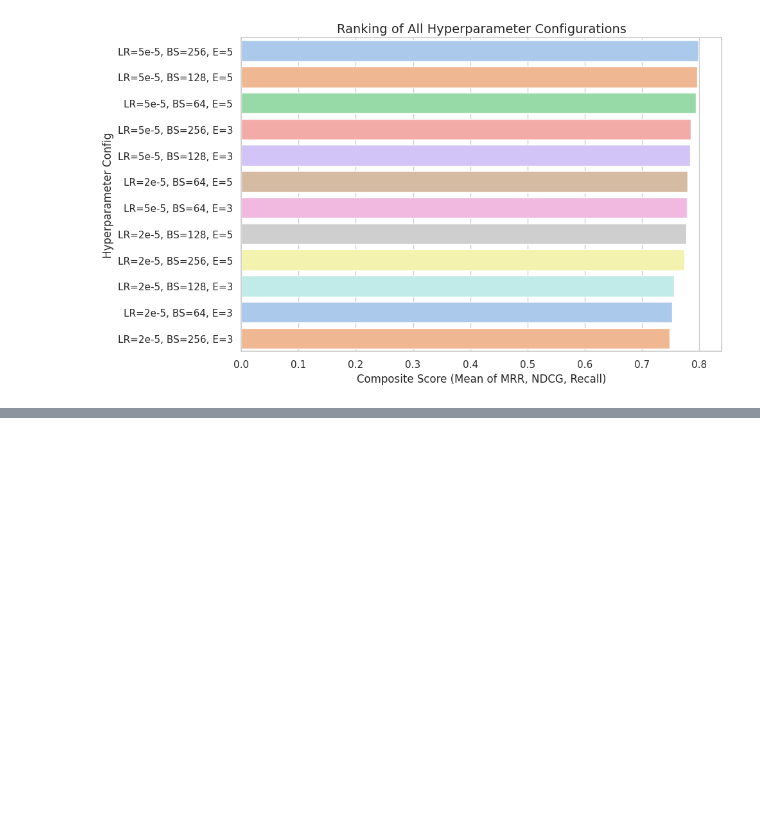
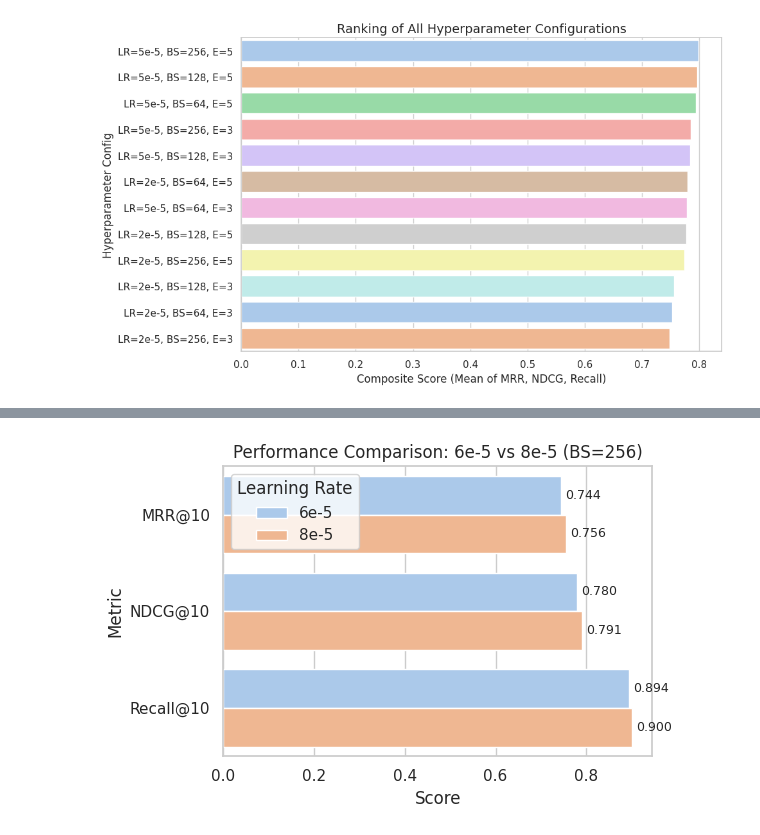
Before and after one commit to kidist-amde/amharic-ir-benchmarks, a Jupyter notebook: notebooks/analysis_hyperparameter_sensitivity.ipynb, the cells around one changed output, grey strips where cells are left out. Saved outputs shown, nothing was run; the diff lists cells and outputs as text; code cells hidden in the pictures; blank space fills up the shorter version.

```diff
--- a/notebooks/analysis_hyperparameter_sensitivity.ipynb
+++ b/notebooks/analysis_hyperparameter_sensitivity.ipynb
@@ -253,0 +311,51 @@ plt.close()
+# %%
+import matplotlib.pyplot as plt
+import pandas as pd
+import numpy as np
+
+# ACL-style font config
+plt.rcParams.update({
+    'font.family': 'serif',
+    'font.serif': ['Times', 'DejaVu Serif'],
+    'font.size': 11,
+    'pdf.fonttype': 42
+})
+
+# Final special-case data only for 6e-5 and 8e-5 (BS=256)
+data = [
+    ["6e-5", 0.744, 0.780, 0.894],
+    ["8e-5", 0.756, 0.791, 0.900]
+]
+
+# Create DataFrame
+df = pd.DataFrame(data, columns=["Learning Rate", "MRR@10", "NDCG@10", "Recall@10"])
+
+# Melt into long format for seaborn
+df_melted = df.melt(id_vars="Learning Rate", var_name="Metric", value_name="Score")
+
+# Plot grouped horizontal bar plot
+import seaborn as sns
+sns.set(style="whitegrid")
+plt.figure(figsize=(6, 4))
+ax = sns.barplot(
+    data=df_melted,
+    y="Metric",
+    x="Score",
+    hue="Learning Rate",
+    palette="pastel"
+)
+
+# Annotate scores
+for bar in ax.containers:
+    ax.bar_label(bar, fmt="%.3f", fontsize=9, padding=3)
+
+# Format plot
+plt.xlabel("Score")
+plt.ylabel("Metric")
+plt.title("Performance Comparison: 6e-5 vs 8e-5 (BS=256)")
+plt.tight_layout()
+plt.savefig("barplot_6e5_8e5_bs256.pdf", format="pdf", dpi=300)
+plt.show()
+plt.close()
+# %% [output]
+[figure, added]
```
Also changed, not shown: parts of 5 cells of this notebook, 1 other file.
